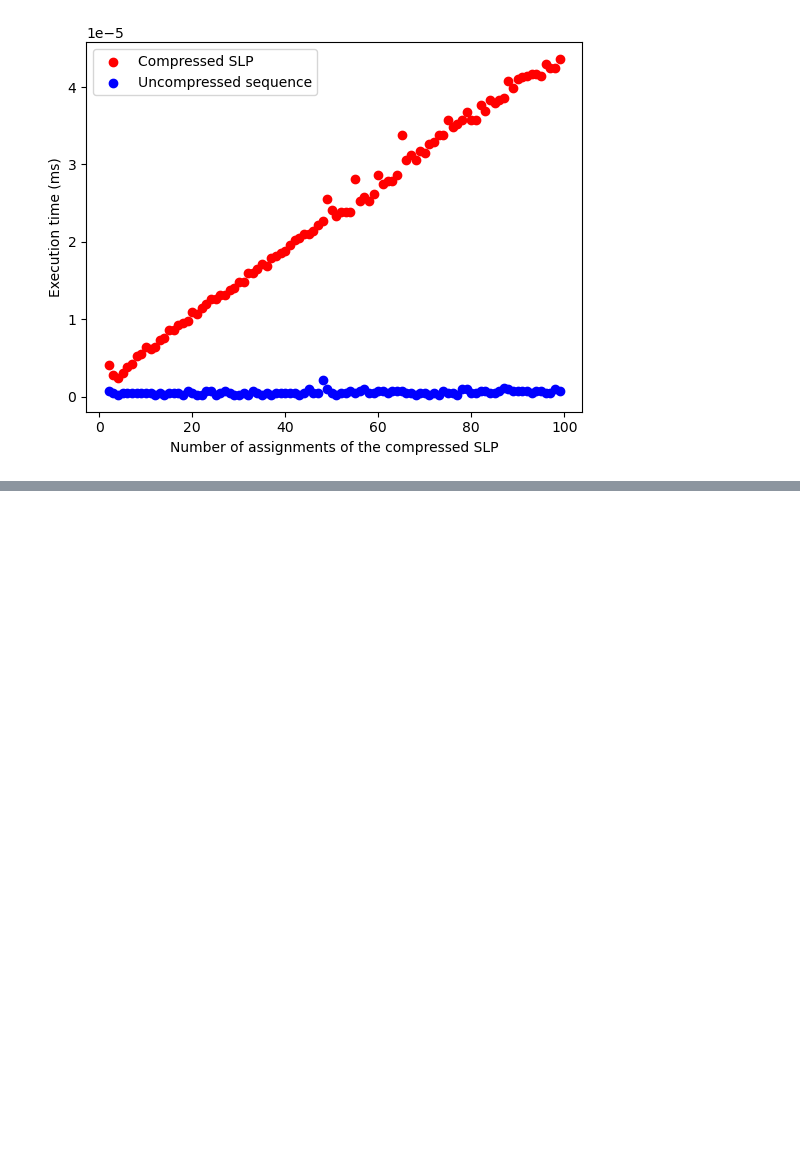
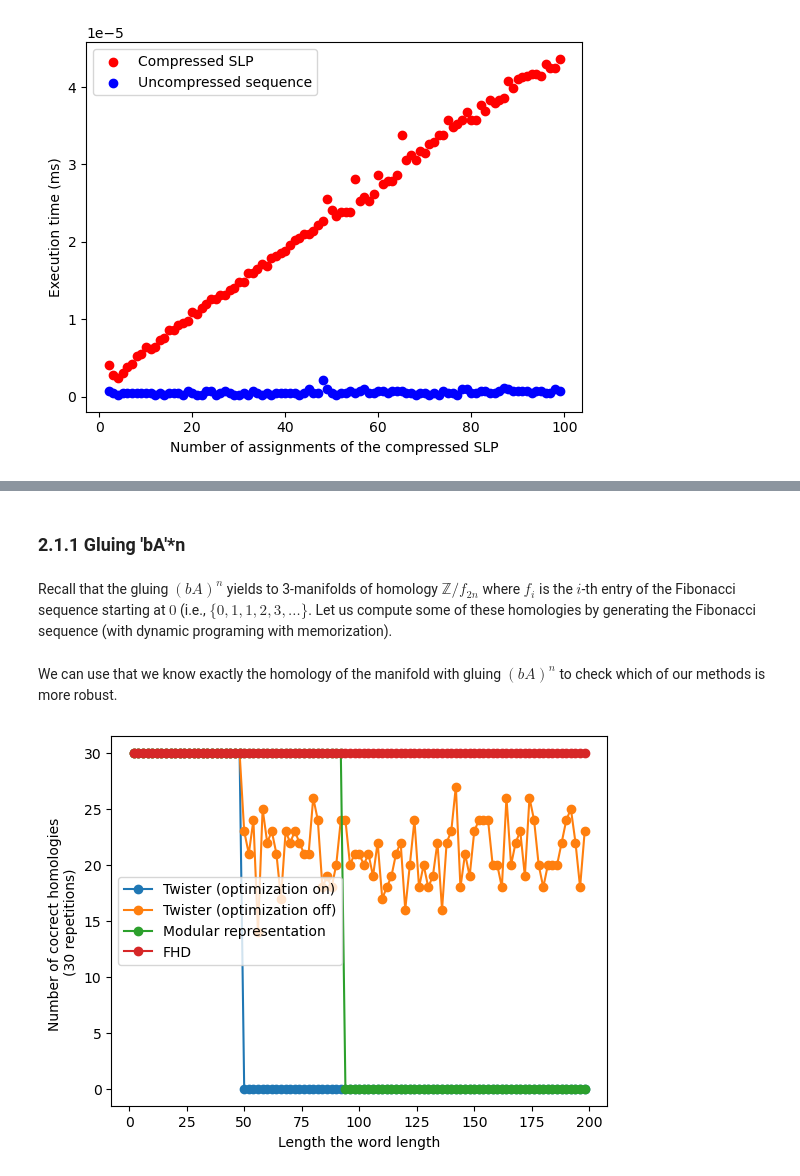
Before and after one commit to HLovisiEnnes/FHDpy, a Jupyter notebook: Tests.ipynb, the cells around one changed output, grey strips where cells are left out. Cells and saved outputs as stored; diff of their text form; code cells hidden in the pictures; blank space fills up the shorter version.

```diff
--- a/Tests.ipynb
+++ b/Tests.ipynb
@@ -415,0 +443,6 @@ plt.show()
+# %%
+genus1 = FHD.FHD_genus1()
+gluing = 'bAbaa' # This can be changed by the user to experiment with distinct 3-manifolds.
+genus1.dehn_twist(gluing)
+print('Beta curve: ', genus1.get_uncompressed().list_form[-1])
+print('Homology: ', genus1.homology())
@@ -415,0 +487,68 @@ plt.show()
+# %% [markdown]
+### 2.1.1 Gluing 'bA'*n
+# %% [markdown]
+Recall that the gluing $(bA)^n$ yields to 3-manifolds of homology $\mathbb{Z}/f_{2n}$ where $f_i$ is the $i$-th entry of the Fibonacci sequence starting at $0$ (i.e., $\{0,1,1,2,3,\dots\}$. Let us compute some of these homologies by generating the Fibonacci sequence (with dynamic programing with memorization).
+# %%
+def fib(n):
+    fib_list = [0,1]
+    while len(fib_list) < n:
+        fib_list.append(fib_list[-1] + fib_list[-2])
+
+    return fib_list
+homology_list = fib(1001)[0::2]
+# %% [markdown]
+We can use that we know exactly the homology of the manifold with gluing $(bA)^n$ to check which of our methods is more robust.
+# %%
+n_rep = 30 # Because of the folding, it there is some randomization in how often snappy + optimization will get the right homology, so we will repeat the experiments n_rep times.
+n_max = 100
+
+twister = []
+twister_no_optimization = []
+modular = []
+fhd = []
+
+fhd_diagram = FHD.FHDLong(alpha_curves_standard, alpha_curves_edges, generators_standard, generators_edge)
+
+for n in range(1,n_max):
+    gluing = 'bA'*n
+    real_homology = snappy.AbelianGroup([[homology_list[n]]])
+
+    counter_us = 0
+    counter_twister = 0
+    counter_twister_no_optimization = 0
+    counter_rep = 0
+
+    for rep in range(n_rep):
+        manifold_optimized = torus.splitting(gluing = gluing, handles= 'a*A')
+        if manifold_optimized.homology() == real_homology: counter_twister += 1
+
+        manifold_not_optimized=  torus.splitting(gluing = gluing, handles= 'a*A', optimize = False)
+        if manifold_not_optimized.homology() == real_homology: counter_twister_no_optimization += 1
+
+        if FHD.modular_representation(gluing) == real_homology: counter_rep += 1
+
+        fhd_diagram.reset()
+        fhd_diagram.dehn_twist(gluing, compress = False)
+        if fhd_diagram.homology() == real_homology: counter_us += 1
+
+
+
+    twister.append(np.sum(counter_twister))
+    twister_no_optimization.append(np.sum(counter_twister_no_optimization))
+    modular.append(np.sum(counter_rep))
+    fhd.append(np.sum(counter_us))
+
+
+plt.plot(2*np.array(range(1,n_max)), twister, '-o', label = 'Twister (optimization on)')
+plt.plot(2*np.array(range(1,n_max)), twister_no_optimization, '-o', label = 'Twister (optimization off)')
+plt.plot(2*np.array(range(1,n_max)), modular, '-o', label = 'Modular representation')
+plt.plot(2*np.array(range(1,n_max)), fhd, '-o', label = 'FHD')
+
+plt.xlabel('Length the word length')
+plt.ylabel('Number of cocrect homologies \n(' + str(n_rep) + ' repetitions)')
+
+plt.legend()
+plt.savefig('Images/bA^n.pdf')
+plt.show()
+# %% [output]
+[figure, added]
```
Also changed, not shown: parts of 28 cells of this notebook, 5 other files.
